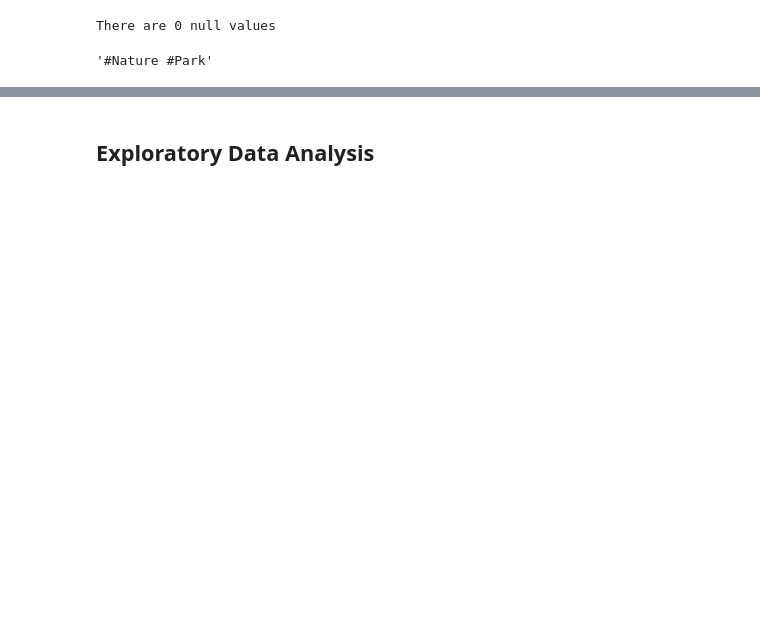
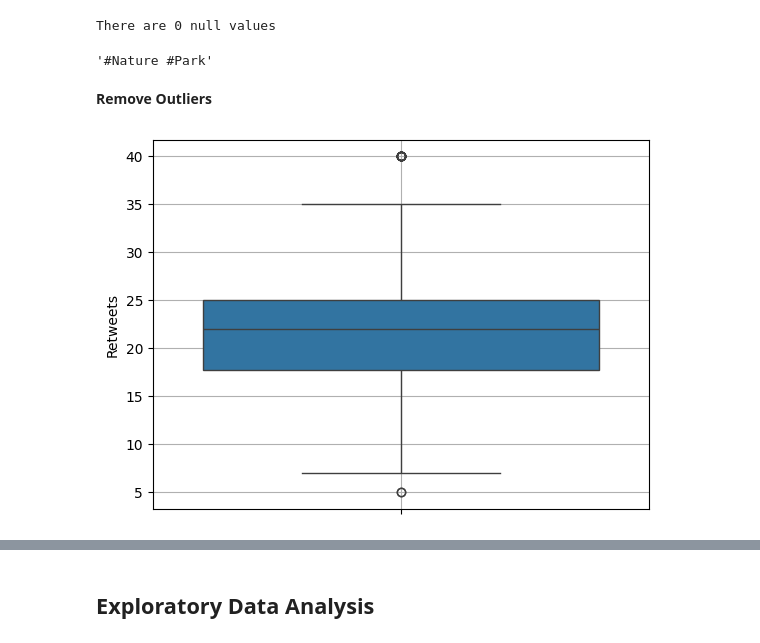
Before and after one commit to bonsoirval/portfolio, a Jupyter notebook: python/codveda/sentiments_analysis.ipynb, the cells around one changed output, grey strips where cells are left out. Saved outputs shown, nothing was run; the diff lists cells and outputs as text; code cells hidden in the pictures; blank space fills up the shorter version.

```diff
--- a/python/codveda/sentiments_analysis.ipynb
+++ b/python/codveda/sentiments_analysis.ipynb
@@ -81,3 +87,10 @@ df['Hashtags'] = [tags.strip() for tags in list(df['Hashtags'])]
 df['Hashtags'][0]
 # %% [output]
 '#Nature #Park'
+# %% [markdown]
+**Remove Outliers**
+# %%
+sns.boxplot(df['Retweets'])
+plt.grid()
+# %% [output]
+[figure, added]
```
Also changed, not shown: parts of 25 cells of this notebook.
